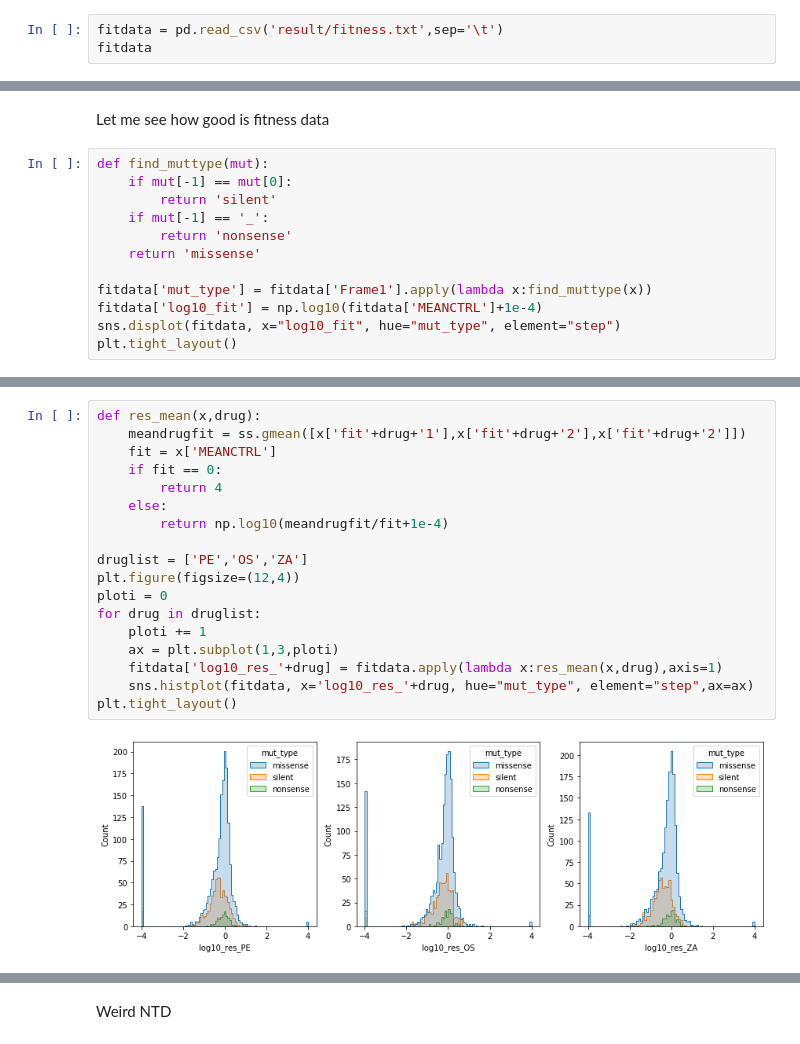
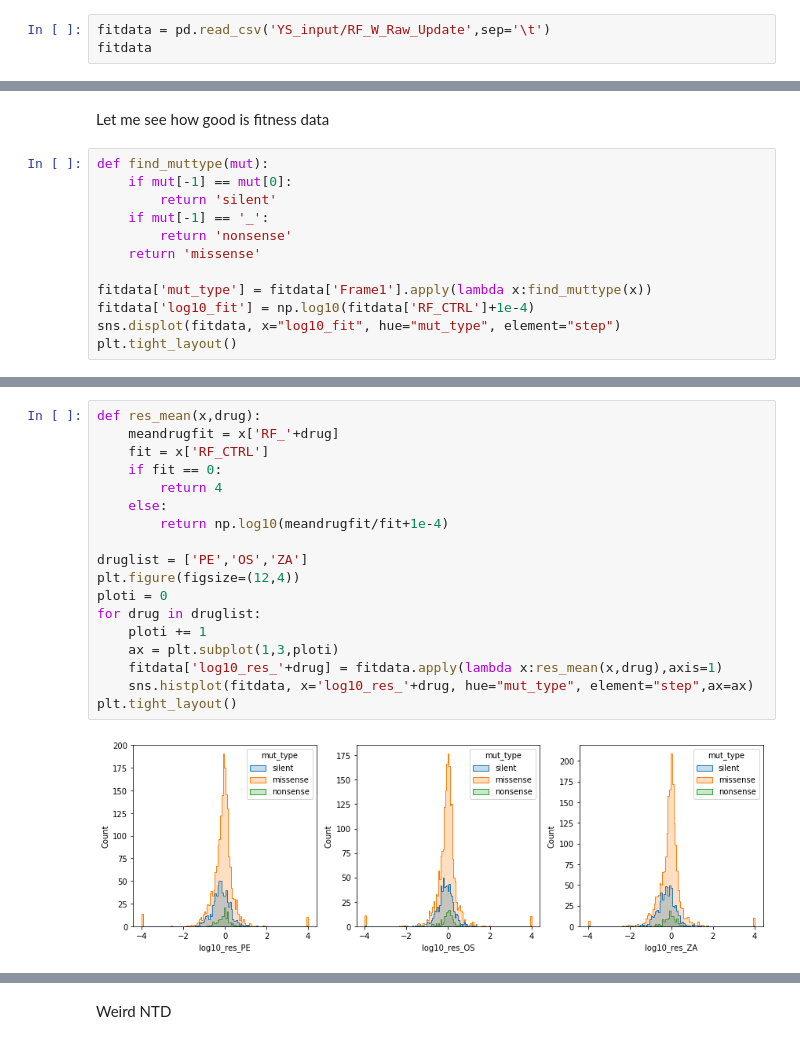
Before and after one commit to Tian-hao/flu_NA, a Jupyter notebook: NA_NOA.ipynb, the cells around one changed output, grey strips where cells are left out. Saved outputs shown, nothing was run; the diff lists cells and outputs as text.

```diff
--- a/NA_NOA.ipynb
+++ b/NA_NOA.ipynb
@@ -32,6 +34,6 @@ refaa
 # %% [markdown]
 Nice
 # %%
-fitdata = pd.read_csv('result/fitness.txt',sep='\t')
+fitdata = pd.read_csv('YS_input/RF_W_Raw_Update',sep='\t')
 fitdata
 # %% [output]
@@ -59,7 +61,7 @@ def find_muttype(mut):
     return 'missense'
 
 fitdata['mut_type'] = fitdata['Frame1'].apply(lambda x:find_muttype(x))
-fitdata['log10_fit'] = np.log10(fitdata['MEANCTRL']+1e-4)
+fitdata['log10_fit'] = np.log10(fitdata['RF_CTRL']+1e-4)
 sns.displot(fitdata, x="log10_fit", hue="mut_type", element="step")
 plt.tight_layout()
 # %% [output]
@@ -67,23 +69,23 @@ plt.tight_layout()
 # %%
 def res_mean(x,drug):
-    meandrugfit = ss.gmean([x['fit'+drug+'1'],x['fit'+drug+'2'],x['fit'+drug+'2']])
-    fit = x['MEANCTRL']
+    meandrugfit = x['RF_'+drug]
+    fit = x['RF_CTRL']
     if fit == 0:
         return 4
     else:
         return np.log10(meandrugfit/fit+1e-4)
 
 druglist = ['PE','OS','ZA']
 plt.figure(figsize=(12,4))
 ploti = 0
 for drug in druglist:
     ploti += 1
     ax = plt.subplot(1,3,ploti)
     fitdata['log10_res_'+drug] = fitdata.apply(lambda x:res_mean(x,drug),axis=1)
     sns.histplot(fitdata, x='log10_res_'+drug, hue="mut_type", element="step",ax=ax)
 plt.tight_layout()
 # %% [output]
-[figure, old version]
+[figure, new version]
 # %%
 fitdata['aapos'] = fitdata['Frame1'].apply(lambda x:int(x[1:-1]))
 plt.figure(figsize=(12,4))
```
Also changed, not shown: parts of 68 cells of this notebook.
